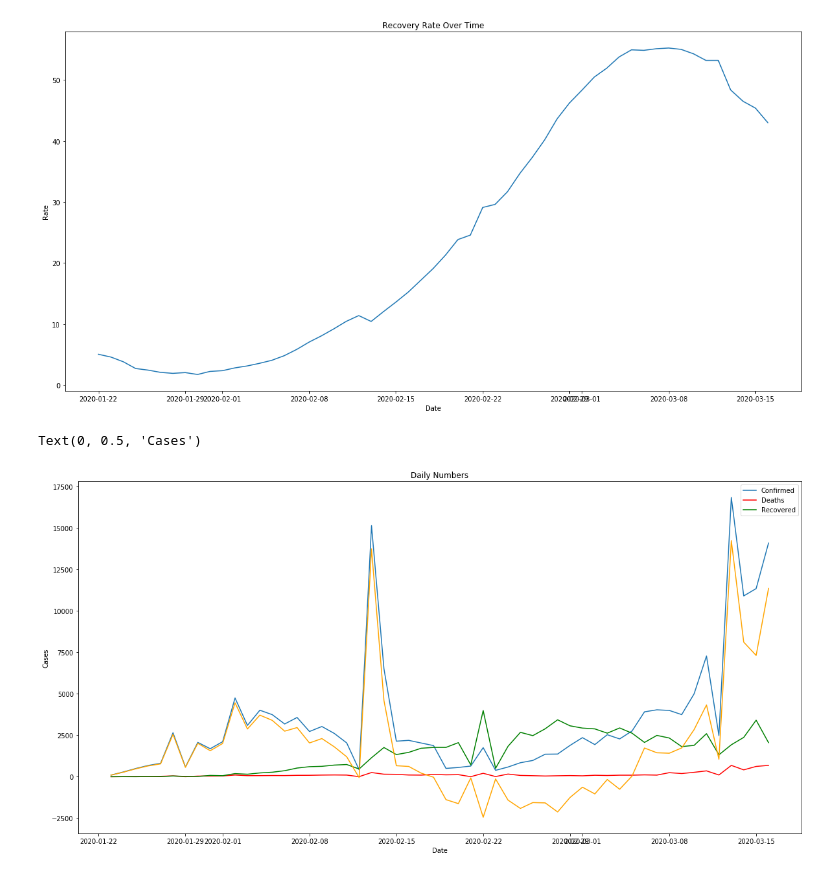
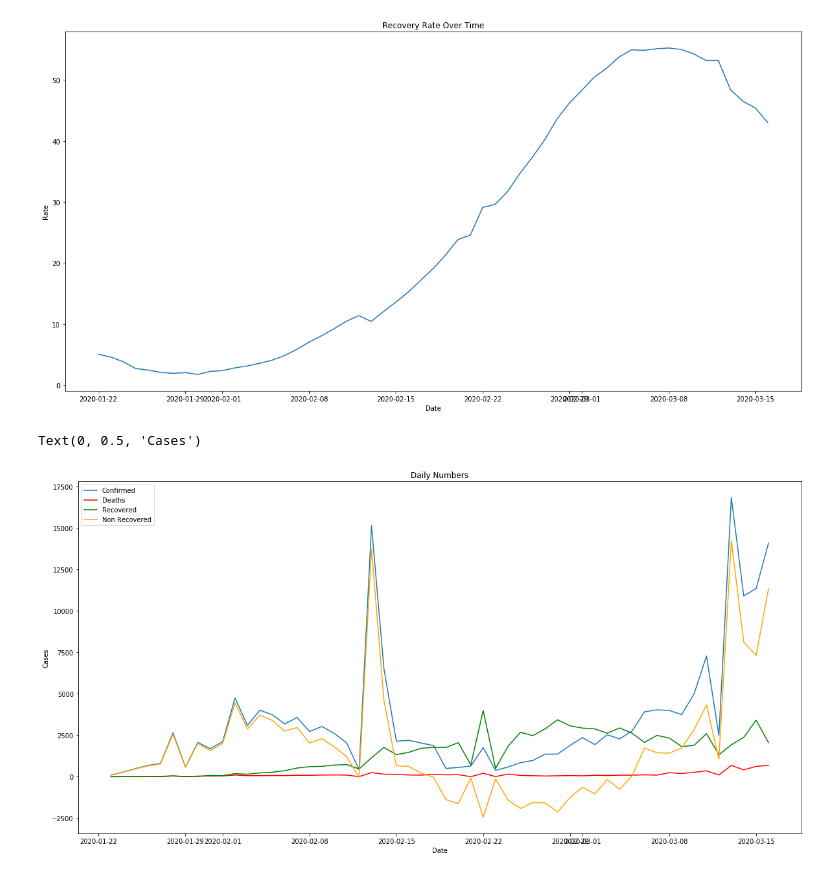
Before and after one commit to gachet/Coronavirus-2019-Analysis, a Jupyter notebook: Coronavirus_Analysis.ipynb, the cells around one changed output. Saved outputs shown, nothing was run; the diff lists cells and outputs as text; code cells hidden in the pictures.

Commit message:
WIP: analysis and visualization

```diff
--- a/Coronavirus_Analysis.ipynb
+++ b/Coronavirus_Analysis.ipynb
@@ -192,13 +192,13 @@ Text(0, 0.5, 'Rate')
 # %%
 plt.figure(figsize=(20,10))
 sns.lineplot(total_cases['Observed'], total_cases['Confirmed'].diff())
 sns.lineplot(total_cases['Observed'], total_cases['Deaths'].diff(), color='red')
 sns.lineplot(total_cases['Observed'], total_cases['Recovered'].diff(), color='green')
 sns.lineplot(total_cases['Observed'], total_cases['Non_recovered'].diff(), color='orange')
-plt.legend(['Confirmed', 'Deaths', 'Recovered'])
+plt.legend(['Confirmed', 'Deaths', 'Recovered', 'Non Recovered'])
 plt.title('Daily Numbers')
 plt.xlabel('Date')
 plt.ylabel('Cases')
 # %% [output]
 Text(0, 0.5, 'Cases')
-[figure, old version]
+[figure, new version]
```
